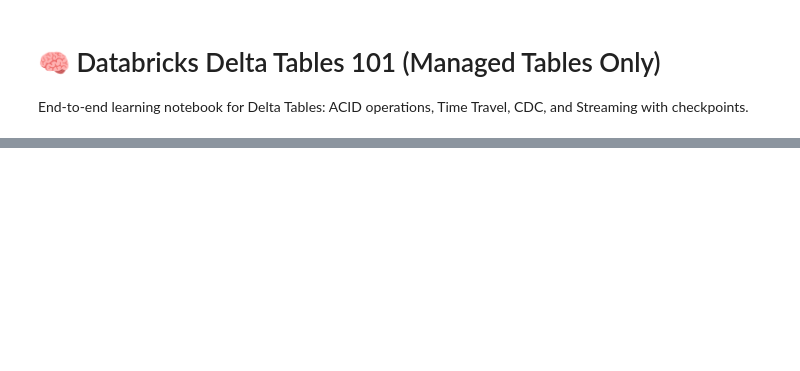
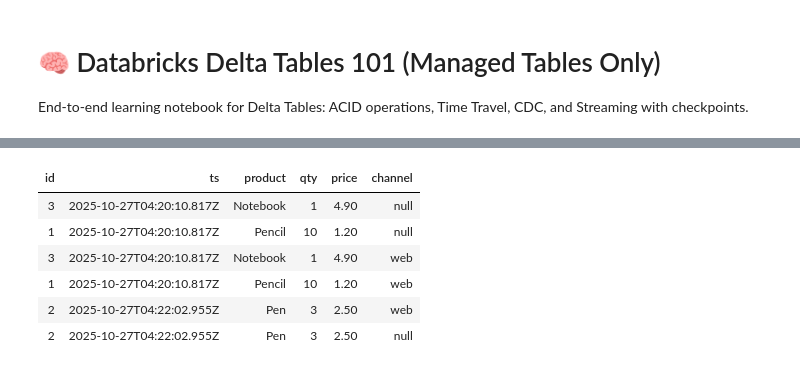
Before and after one commit to RajendraVechalapu/Databricks-Hands-On, a Jupyter notebook: Databricks_Delta_Tables_101.ipynb, the cells around one changed output, grey strips where cells are left out. Cells and saved outputs as stored; diff of their text form; code cells hidden in the pictures; blank space fills up the shorter version.

```diff
--- a/Databricks_Delta_Tables_101.ipynb
+++ b/Databricks_Delta_Tables_101.ipynb
@@ -127,0 +108,10 @@ OPTIMIZE gold_sales_10m ZORDER BY (window_start, product);
+# %%
+display(spark.table('demo.delta101.sales_delta'))
+# %% [output]
+| id | ts | product | qty | price | channel |
+| 3 | 2025-10-27T04:20:10.817Z | Notebook | 1 | 4.90 | null |
+| 1 | 2025-10-27T04:20:10.817Z | Pencil | 10 | 1.20 | null |
+| 3 | 2025-10-27T04:20:10.817Z | Notebook | 1 | 4.90 | web |
+| 1 | 2025-10-27T04:20:10.817Z | Pencil | 10 | 1.20 | web |
+| 2 | 2025-10-27T04:22:02.955Z | Pen | 3 | 2.50 | web |
+| 2 | 2025-10-27T04:22:02.955Z | Pen | 3 | 2.50 | null |
```
Also changed, not shown: parts of 19 cells of this notebook.
